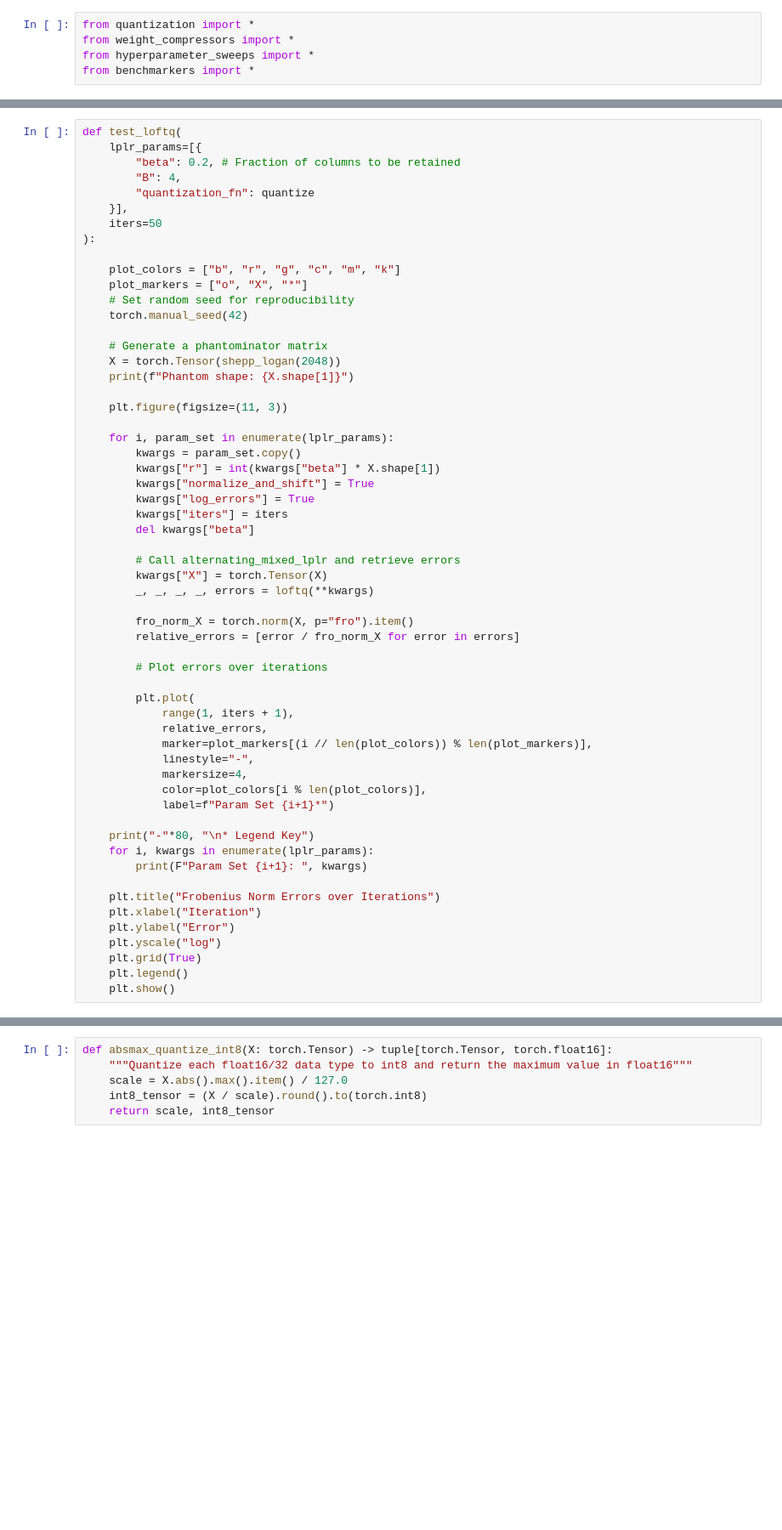
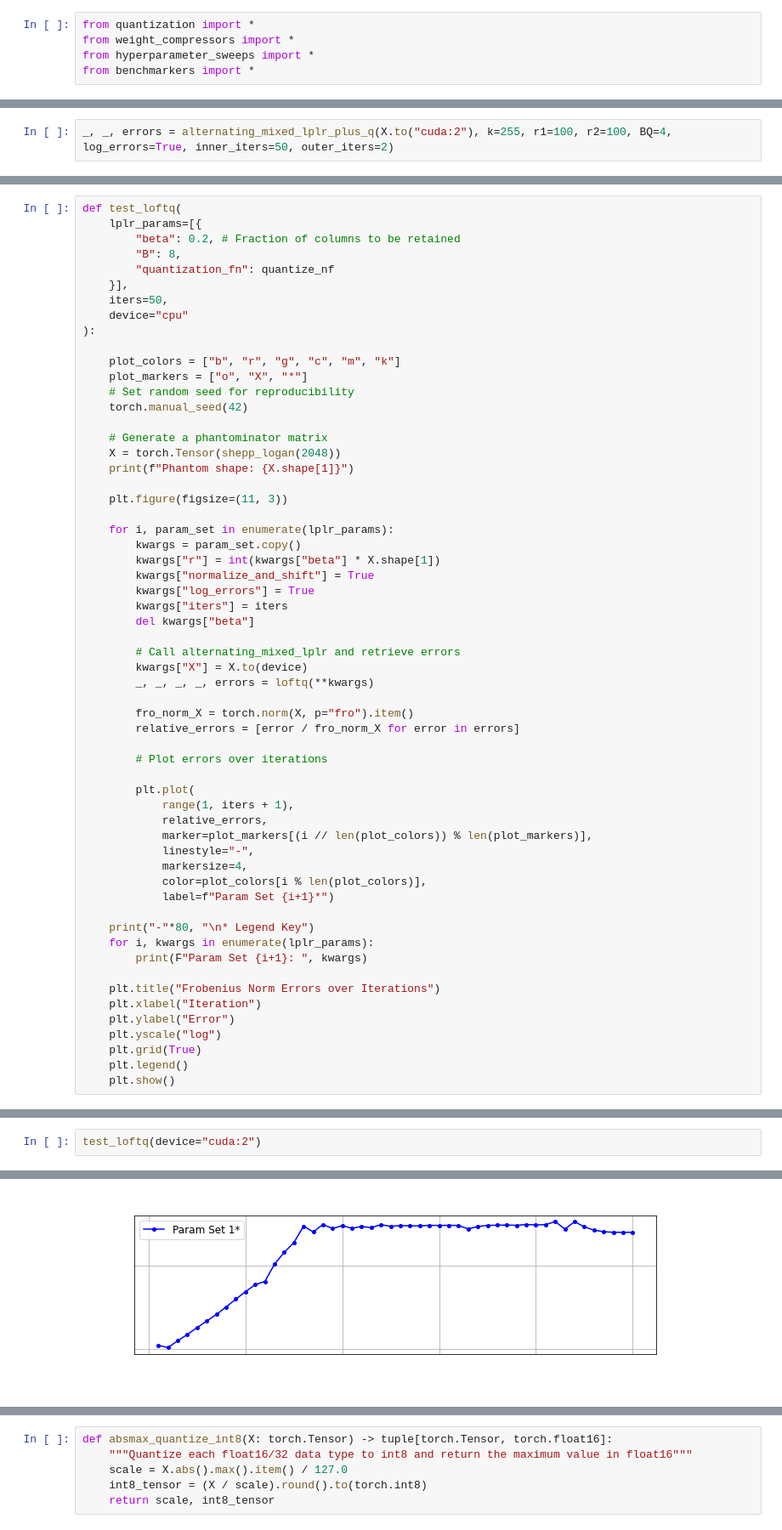
Before and after one commit to pilancilab/caldera, a Jupyter notebook: mixed_lplr.ipynb, the cells around one changed output, grey strips where cells are left out. Shown: that part at 85% size. Saved outputs shown, nothing was run; the diff lists cells and outputs as text; blank space fills up the shorter version.

```diff
--- a/mixed_lplr.ipynb
+++ b/mixed_lplr.ipynb
@@ -101,3 +111,5 @@ def test_alternating_mixed_lplr(
     plt.grid(True)
     plt.legend()
     plt.show()
+# %%
+_, _, errors = alternating_mixed_lplr_plus_q(X.to("cuda:2"), k=255, r1=100, r2=100, BQ=4, log_errors=True, inner_iters=50, outer_iters=2)
@@ -126,10 +171,11 @@ KeyboardInterrupt:
 def test_loftq(
     lplr_params=[{
         "beta": 0.2, # Fraction of columns to be retained
-        "B": 4,
-        "quantization_fn": quantize
+        "B": 8,
+        "quantization_fn": quantize_nf
     }],
-    iters=50
+    iters=50,
+    device="cpu"
 ):
 
     plot_colors = ["b", "r", "g", "c", "m", "k"]
@@ -152,7 +198,7 @@ def test_loftq(
         del kwargs["beta"]
 
         # Call alternating_mixed_lplr and retrieve errors
-        kwargs["X"] = torch.Tensor(X)
+        kwargs["X"] = X.to(device)
         _, _, _, _, errors = loftq(**kwargs)
 
         fro_norm_X = torch.norm(X, p="fro").item()
@@ -190,0 +229,3 @@ Param Set 1:  {'beta': 0.2, 'B': 4, 'quantization_fn': <function quantize at 0x.
+# %%
+test_loftq(device="cuda:2")
+# %% [output]
@@ -191 +236,2 @@ Param Set 1:  {'beta': 0.2, 'B': 4, 'quantization_fn': <function quantize at 0x.
+[figure, added]
 # %%
```
Also changed, not shown: parts of 18 cells of this notebook, 6 other files.
